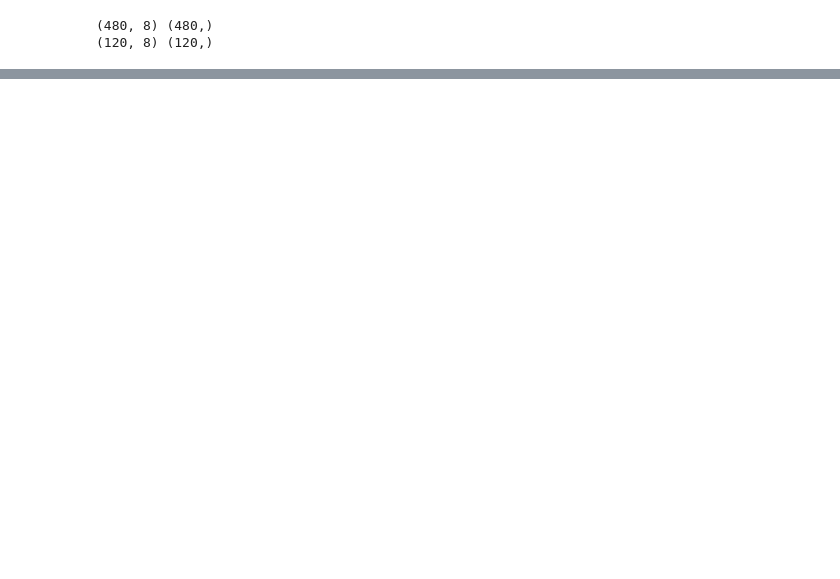
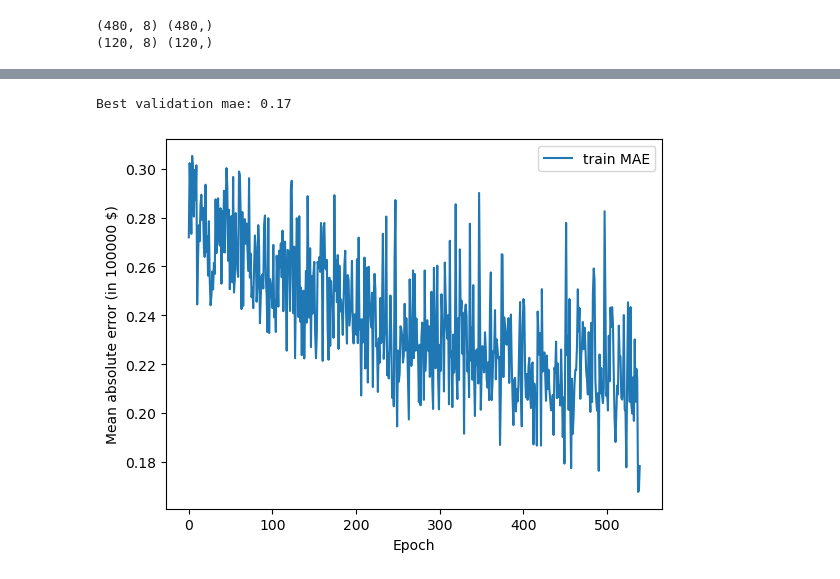
Before and after one commit to hinmiro/Neuralnetwork, a Jupyter notebook: homework/assingment_week2.ipynb, the cells around one changed output, grey strips where cells are left out. Saved outputs shown, nothing was run; the diff lists cells and outputs as text; code cells hidden in the pictures; blank space fills up the shorter version.

```diff
--- a/homework/assingment_week2.ipynb
+++ b/homework/assingment_week2.ipynb
@@ -152,0 +182,3 @@ Text(0, 0.5, 'Mean absolute error (in 100000 $)')
+# %%
+# Fit with all data
+history = model.fit(x_train, y_train, epochs=550, batch_size=32, verbose=1, callbacks=[early_stop])
@@ -152,0 +203,12 @@ Text(0, 0.5, 'Mean absolute error (in 100000 $)')
+# %%
+# Final plot of validation mae
+plt.plot(history.history['mae'][10:], label='train MAE')
+plt.legend()
+plt.xlabel('Epoch')
+plt.ylabel('Mean absolute error (in 100000 $)')
+
+best_mae = min(history.history['mae'])
+print(f'Best validation mae: {best_mae:.2f}')
+# %% [output]
+Best validation mae: 0.17
+[figure, added]
```
Also changed, not shown: parts of 14 cells of this notebook.
